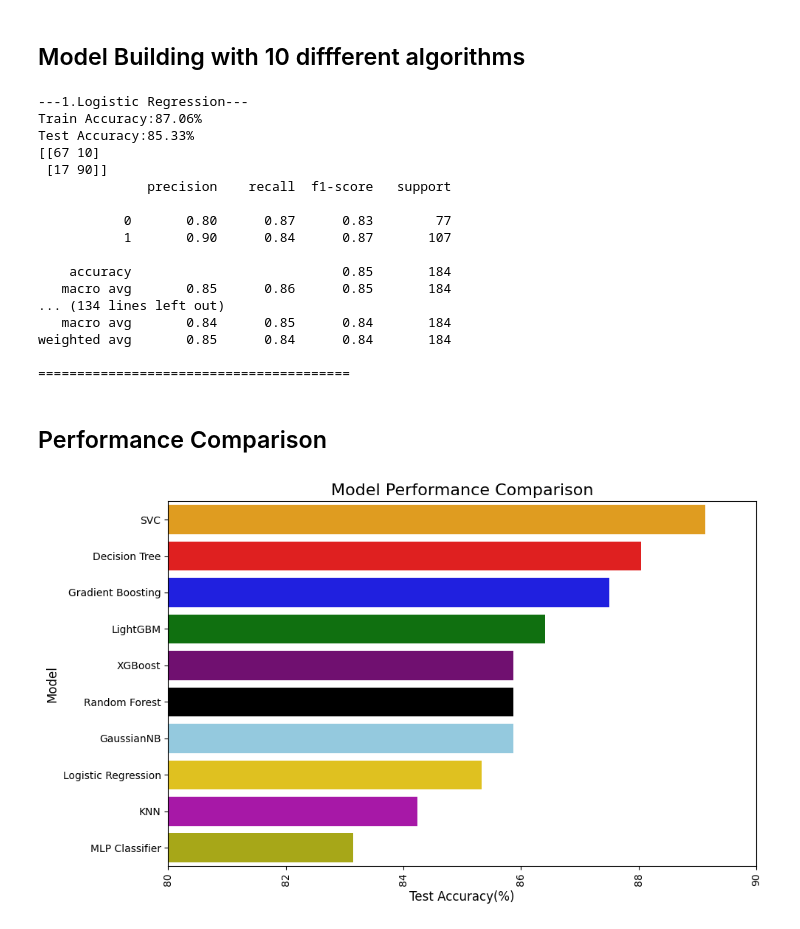
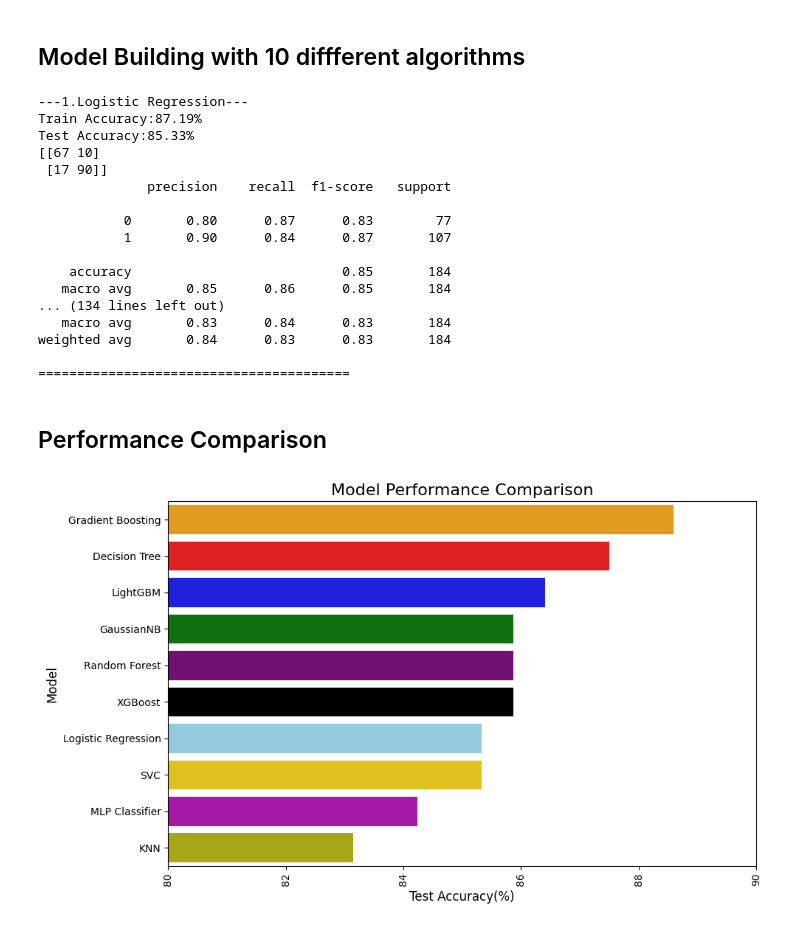
Before and after one commit to Foysal348/Heart-Disease-Prediction, a Jupyter notebook: Heart_Disease_Prediction.ipynb, the cells around one changed output. Drawn from its saved outputs; the diff is of its cells as text; code cells hidden in the pictures.

```diff
--- a/Heart_Disease_Prediction.ipynb
+++ b/Heart_Disease_Prediction.ipynb
@@ -347,12 +351,14 @@ print("="*40)
 from sklearn.neural_network import MLPClassifier
 print("---7. MLP Classifier---")
 model_mlp=MLPClassifier(
-    hidden_layer_sizes=(32,16),
+    hidden_layer_sizes=(16,),
     max_iter=2000,
     random_state=42,
     activation='relu',
     solver="adam",
-    alpha=0.00041
+    alpha=0.001,
+    early_stopping=True,
+    validation_fraction=0.1
 )
 model_mlp.fit(X_train,y_train)
 
@@ -418,7 +424,7 @@ print(classification_report(y_test, y_pred))
 print("="*40)
 # %% [output]
 ---1.Logistic Regression---
-Train Accuracy:87.06%
+Train Accuracy:87.19%
 Test Accuracy:85.33%
 [[67 10]
  [17 90]]
@@ -430,8 +436,8 @@ Test Accuracy:85.33%
     accuracy                           0.85       184
    macro avg       0.85      0.86      0.85       184
 ... (134 lines left out)
-   macro avg       0.84      0.85      0.84       184
-weighted avg       0.85      0.84      0.84       184
+   macro avg       0.83      0.84      0.83       184
+weighted avg       0.84      0.83      0.83       184
 
 ========================================
 # %% [markdown]
@@ -439,35 +445,35 @@ weighted avg       0.85      0.84      0.84       184
 # %%
 #Create A dictionary
 model_accuracies={
     'Logistic Regression':85.33 ,
-    'Decision Tree': 88.04,
+    'Decision Tree': 87.50,
     'Random Forest': 85.87,
-    'Gradient Boosting': 87.50,
+    'Gradient Boosting': 88.59,
     'XGBoost': 85.87,
     'LightGBM': 86.41,
-    'MLP Classifier': 83.15,
-    'SVC': 89.13,
+    'MLP Classifier': 84.24,
+    'SVC': 85.33,
     'GaussianNB': 85.87,
-    'KNN': 84.24
+    'KNN': 83.15
 
 }
 #Create a dataframe from dictionary
 scores_df=pd.DataFrame(list(model_accuracies.items()),columns=["Model","Test Accuracy"])
 scores_df=scores_df.sort_values(by="Test Accuracy",ascending=False)
 scores_df
 
 #Create a barplot
 plt.figure(figsize=(10,6))
 sns.barplot(y="Model",x="Test Accuracy",data=scores_df,palette=['orange','r','b','g','purple','black','skyblue','gold','m','y'],hue="Model")#hue set automatically colors
 #sns.barplot(y="Model",x="Test Accuracy",data=scores_df,hue="Model")#hue set automatically colors
 plt.xticks(rotation=90)
 plt.ylabel("Model",fontsize=12)
 plt.xlabel("Test Accuracy(%)",fontsize=12)
 plt.title("Model Performance Comparison",fontsize=16)
 plt.xlim(80, 90)
 plt.tight_layout()
 plt.show()
 # %% [output]
-[figure, old version]
+[figure, new version]
 # %%
 plt.figure(figsize=(8, 6))
```
Also changed, not shown: parts of 2 cells of this notebook.
